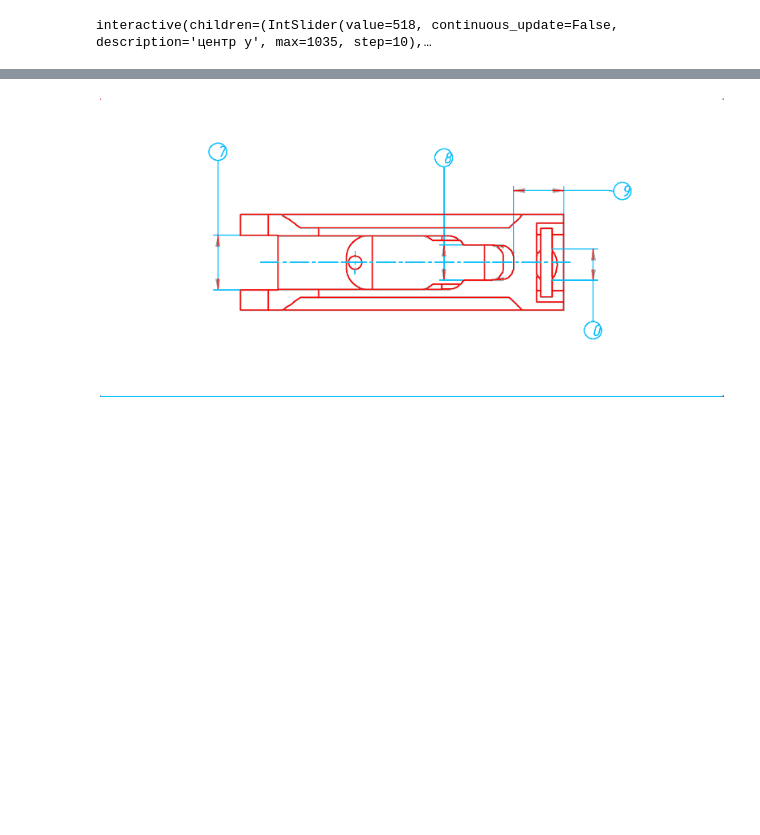
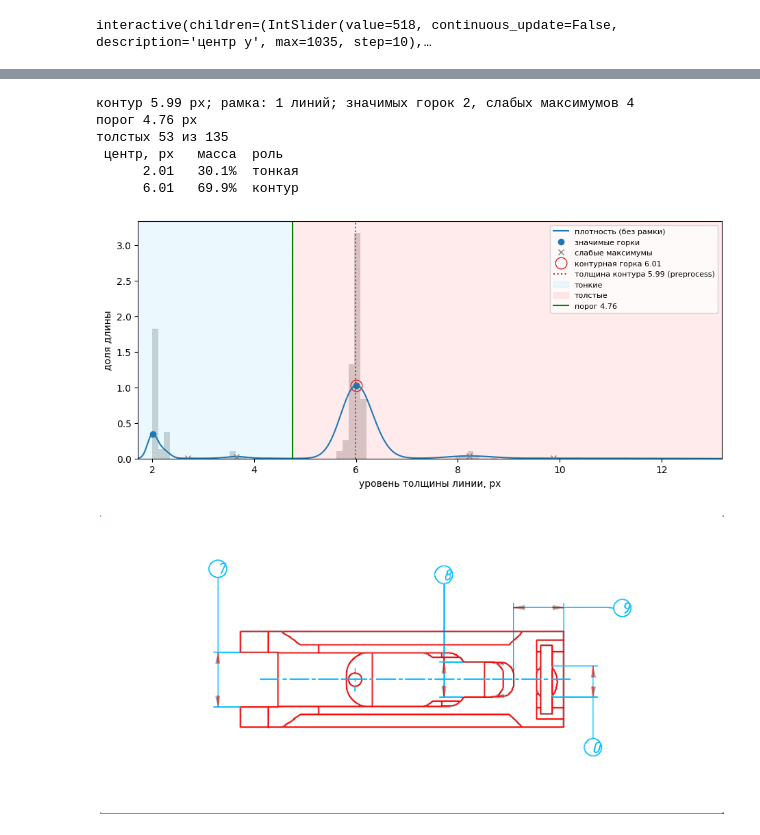
Before and after one commit to SergeyKrasnoslobodtsev/draftslice, a Jupyter notebook: notebooks/exp_clear_drawing.ipynb, the cells around one changed output, grey strips where cells are left out. Cells and saved outputs as stored; diff of their text form; code cells hidden in the pictures; blank space fills up the shorter version.

```diff
--- a/notebooks/exp_clear_drawing.ipynb
+++ b/notebooks/exp_clear_drawing.ipynb
@@ -333,3 +281,50 @@ plt.show()
+# %%
+from draftslice.core.thick_lines.classify import classify_lines
+
+t_c = preprocessed.t_c * preprocessed.scale  # type: ignore # толщина контура в рабочем масштабе, px
+cls = classify_lines(g0, dist_map, t_c)
+thick = cls.thick
+body = ~cls.frame
+assert cls.contour is not None, "в графе только рамка"
+
+print(
+    f"контур {t_c:.2f} px; рамка: {cls.frame.sum()} линий; значимых горок {len(cls.peaks)}, слабых максимумов {len(cls.weak)}"
+)
+print(f"порог {'нет: классы не разделены, все линии толстые' if cls.thr is None else f'{cls.thr:.2f} px'}")
+print(f"толстых {thick.sum()} из {len(thick)}")
+print(f"{'центр, px':>10} {'масса':>7}  роль")
+for k, (p, m) in enumerate(zip(cls.peaks, cls.masses, strict=True)):
+    role = "контур" if k == cls.contour else ("тонкая" if k < cls.contour else "выше контура")
+    print(f"{p:>10.2f} {m:>7.1%}  {role}")
+
+fig, ax = plt.subplots(figsize=(11, 4.5))
+ax.hist(cls.level[body], bins=80, weights=cls.length[body], density=True, color="lightgray")
+ax.plot(cls.grid, cls.dens, color="tab:blue", label="плотность (без рамки)")
+ax.plot(cls.peaks, np.interp(cls.peaks, cls.grid, cls.dens), "o", color="tab:blue", label="значимые горки")
+if len(cls.weak):
+    ax.plot(cls.weak, np.interp(cls.weak, cls.grid, cls.dens), "x", color="gray", label="слабые максимумы")
+c = cls.peaks[cls.contour]
+ax.plot(c, np.interp(c, cls.grid, cls.dens), "o", ms=12, mfc="none", mec="tab:red", label=f"контурная горка {c:.2f}")
+ax.axvline(t_c, color="tab:red", ls=":", label=f"толщина контура {t_c:.2f} (preprocess)")
+for v in cls.valleys:
+    ax.axvline(v, color="gray", ls=":", lw=1)
+if cls.thr is not None:
+    ax.axvspan(cls.grid[0], cls.thr, color="deepskyblue", alpha=0.08, label="тонкие")
+    ax.axvspan(cls.thr, cls.grid[-1], color="red", alpha=0.08, label="толстые")
+    ax.axvline(cls.thr, color="g", label=f"порог {cls.thr:.2f}")
+ax.set_xlim(cls.grid[0], cls.grid[-1])
+ax.set_xlabel("уровень толщины линии, px")
+ax.set_ylabel("доля длины")
+ax.legend(fontsize=8)
+plt.show()
+# %% [output]
+контур 5.99 px; рамка: 1 линий; значимых горок 2, слабых максимумов 4
+порог 4.76 px
+толстых 53 из 135
+ центр, px   масса  роль
+      2.01   30.1%  тонкая
+      6.01   69.9%  контур
+[figure, added]
 # %%
 def show_class(win=None, width=16):
     """win = (y0, y1, x0, x1). Красный - толстый класс, голубой - тонкий."""
```
Also changed, not shown: parts of 12 cells of this notebook, 11 other files.
